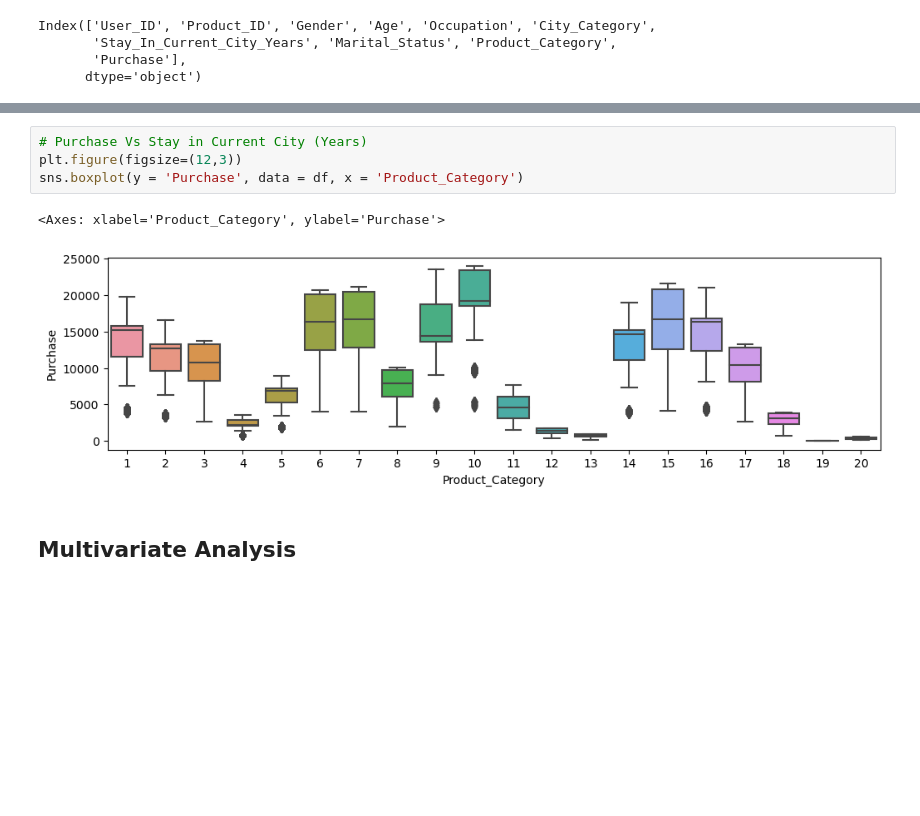
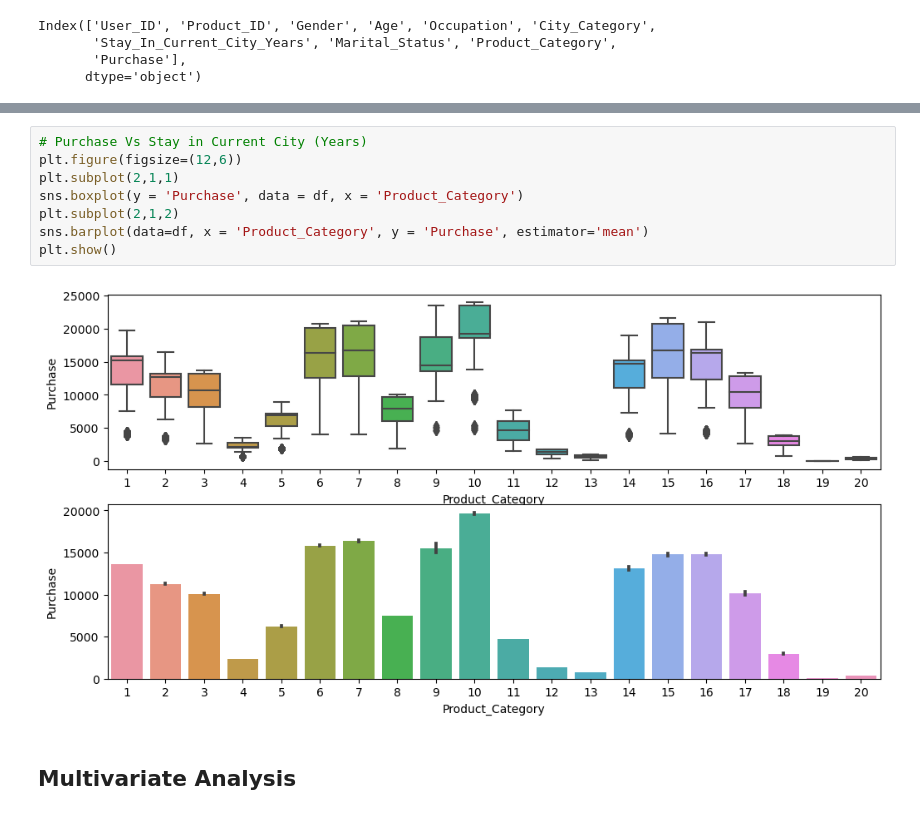
Before and after one commit to muthuganeshece/Business-Case-Study, a Jupyter notebook: Walmart/Notebook/Walmart_CLT.ipynb, the cells around one changed output, grey strips where cells are left out. Cells and saved outputs as stored; diff of their text form; blank space fills up the shorter version.

```diff
--- a/Walmart/Notebook/Walmart_CLT.ipynb
+++ b/Walmart/Notebook/Walmart_CLT.ipynb
@@ -147,10 +160,13 @@ sns.boxplot(x = 'Purchase', data = df, y = 'City_Category')
 # %%
 # Purchase Vs Stay in Current City (Years)
-plt.figure(figsize=(12,3))
+plt.figure(figsize=(12,6))
+plt.subplot(2,1,1)
 sns.boxplot(y = 'Purchase', data = df, x = 'Product_Category')
+plt.subplot(2,1,2)
+sns.barplot(data=df, x = 'Product_Category', y = 'Purchase', estimator='mean')
+plt.show()
 # %% [output]
-<Axes: xlabel='Product_Category', ylabel='Purchase'>
-[figure, old version]
+[figure, new version]
 # %% [markdown]
 ## Multivariate Analysis
 # %%
```
Also changed, not shown: parts of 4 cells of this notebook.
